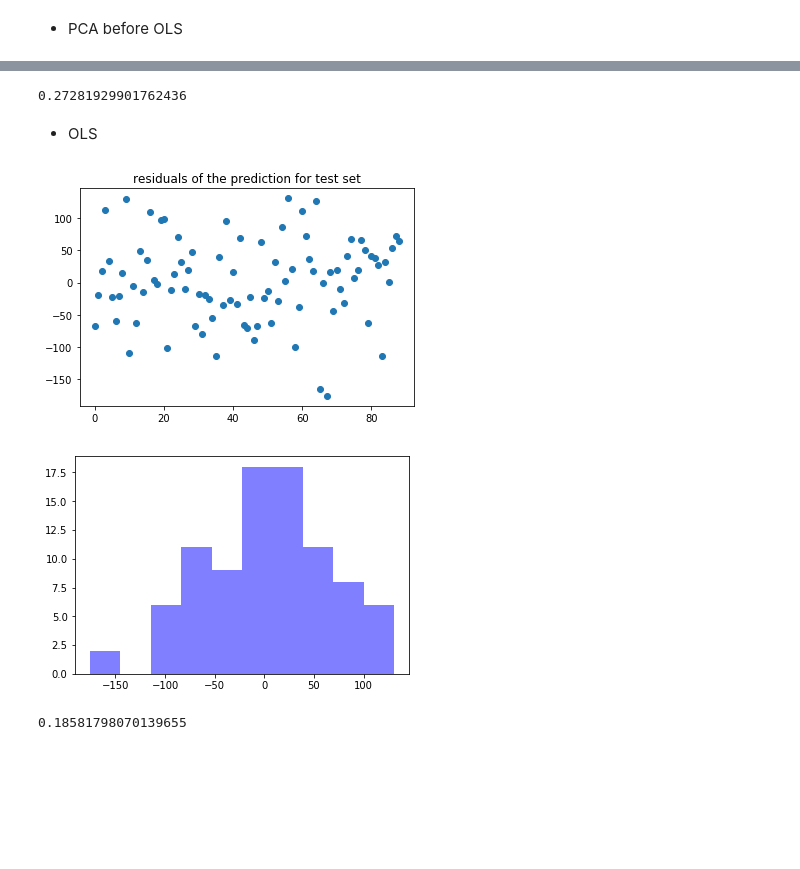
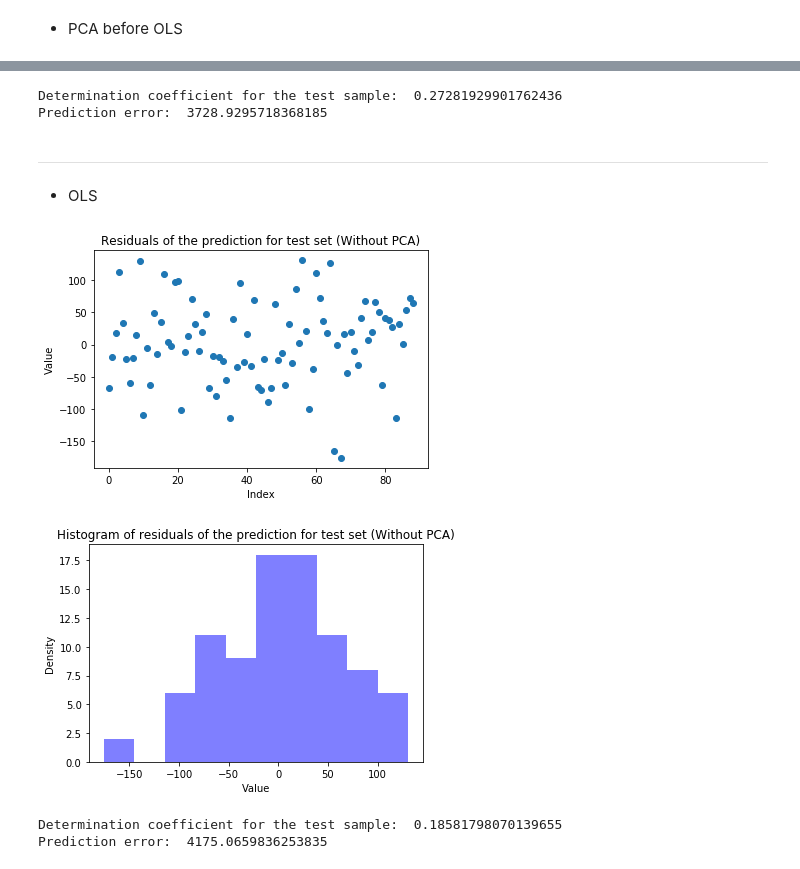
Before and after one commit to ldihao/SD-TSIA204_Statistics, a Jupyter notebook: TP2/sd-tsia204_lab2_luo_dihao.ipynb, the cells around one changed output, grey strips where cells are left out. Drawn from its saved outputs; the diff is of its cells as text; code cells hidden in the pictures; blank space fills up the shorter version.

```diff
--- a/TP2/sd-tsia204_lab2_luo_dihao.ipynb
+++ b/TP2/sd-tsia204_lab2_luo_dihao.ipynb
@@ -350,22 +336,34 @@ plt.show()
 # %%
-reg.score(np.dot(X_test, (eigen_vector[ind]).T), y_test)
+print("Determination coefficient for the test sample: ",
+      reg.score(np.dot(X_test, (eigen_vector[ind]).T), y_test))
+print("Prediction error: ", mean_squared_error(prediction_PCA, y_test))
 # %% [output]
-0.27281929901762436
+Determination coefficient for the test sample:  0.27281929901762436
+Prediction error:  3728.9295718368185
 # %% [markdown]
- - OLS
+___
+- OLS
 # %%
 prediction_without_PCA = reg_without_PCA.predict(X_test)
 plt.scatter(range(prediction_without_PCA.size), prediction_without_PCA-y_test)
-plt.title("residuals of the prediction for test set")
+plt.title("Residuals of the prediction for test set (Without PCA)")
+plt.xlabel("Index")
+plt.ylabel("Value")
 plt.show()
 # %% [output]
-[figure, old version]
+[figure, new version]
 # %%
-plt.hist(prediction_without_PCA-y_test,facecolor='blue', alpha=0.5, rwidth=10)
+plt.hist(prediction_without_PCA-y_test, facecolor='blue', alpha=0.5, rwidth=10)
+plt.title("Histogram of residuals of the prediction for test set (Without PCA)")
+plt.ylabel("Density")
+plt.xlabel("Value")
 plt.show()
 # %% [output]
-[figure, old version]
+[figure, new version]
-# %%
-reg_without_PCA.score(X_test, y_test)
-# %% [output]
-0.18581798070139655
+# %%
+print("Determination coefficient for the test sample: ",
+      reg_without_PCA.score(X_test, y_test))
+print("Prediction error: ", mean_squared_error(prediction_without_PCA, y_test))
+# %% [output]
+Determination coefficient for the test sample:  0.18581798070139655
+Prediction error:  4175.0659836253835
```
Also changed, not shown: parts of 29 cells of this notebook.
